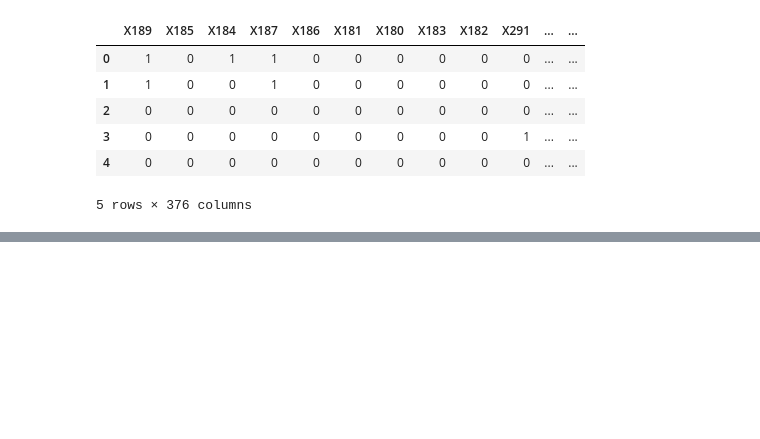
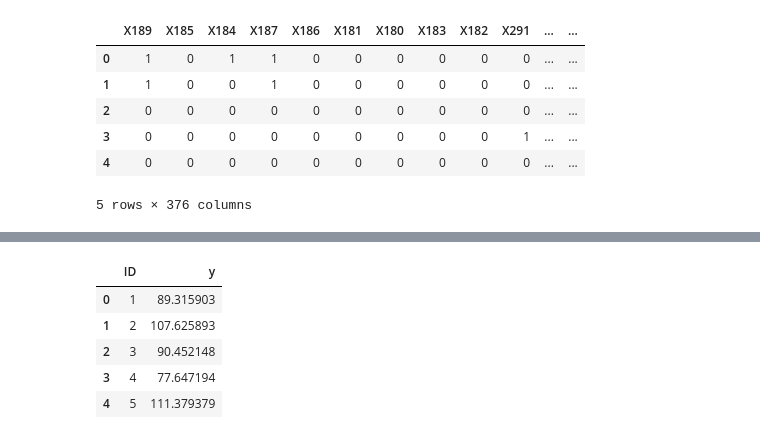
Before and after one commit to jeanette-nguyen/Mercedes-Test-Time, a Jupyter notebook: Mercedes_Thomas.ipynb, the cells around one changed output, grey strips where cells are left out. Cells and saved outputs as stored; diff of their text form; code cells hidden in the pictures; blank space fills up the shorter version.

Commit message:
Implemented training and predictions

```diff
--- a/Mercedes_Thomas.ipynb
+++ b/Mercedes_Thomas.ipynb
@@ -136,0 +132,23 @@ x_train, x_val, y_train, y_val = train_test_split(x_train,
+# %%
+x_train, x_val, y_train, y_val = train_test_split(x_train,
+                                                  y_train,
+                                                  test_size=0.2,
+                                                  random_state=1313)
+# Create DMatrix objects for XGBoost
+dtrain = xgb.DMatrix(x_train, label=y_train)
+dval = xgb.DMatrix(x_val, label=y_val)
+dtest = xgb.DMatrix(x_test)
+
+def get_score(preds, dtrain):
+    labels = dtrain.get_label()
+    return 'r2', r2_score(labels, preds)
+
+
+params = {}
+params['objective'] = 'reg:linear'
+params['eta'] = 0.02
+params['max_depth'] = 4
+
+function = xgb.train(params, dtrain, 1000, [(dtrain, 'train'), (dval, 'valid')],
+                    early_stopping_rounds=50, feval=get_score, maximize=True,
+                     verbose_eval=10)
@@ -136,0 +173,15 @@ x_train, x_val, y_train, y_val = train_test_split(x_train,
+# %%
+predictions = function.predict(dtest)
+results = pd.DataFrame()
+results['ID'] = id_test
+results['y'] = predictions
+results.to_csv('XGBoost.csv', index=False)
+# %%
+results.head()
+# %% [output]
+|  | ID | y |
+| 0 | 1 | 89.315903 |
+| 1 | 2 | 107.625893 |
+| 2 | 3 | 90.452148 |
+| 3 | 4 | 77.647194 |
+| 4 | 5 | 111.379379 |
```
Also changed, not shown: parts of 2 cells of this notebook.
